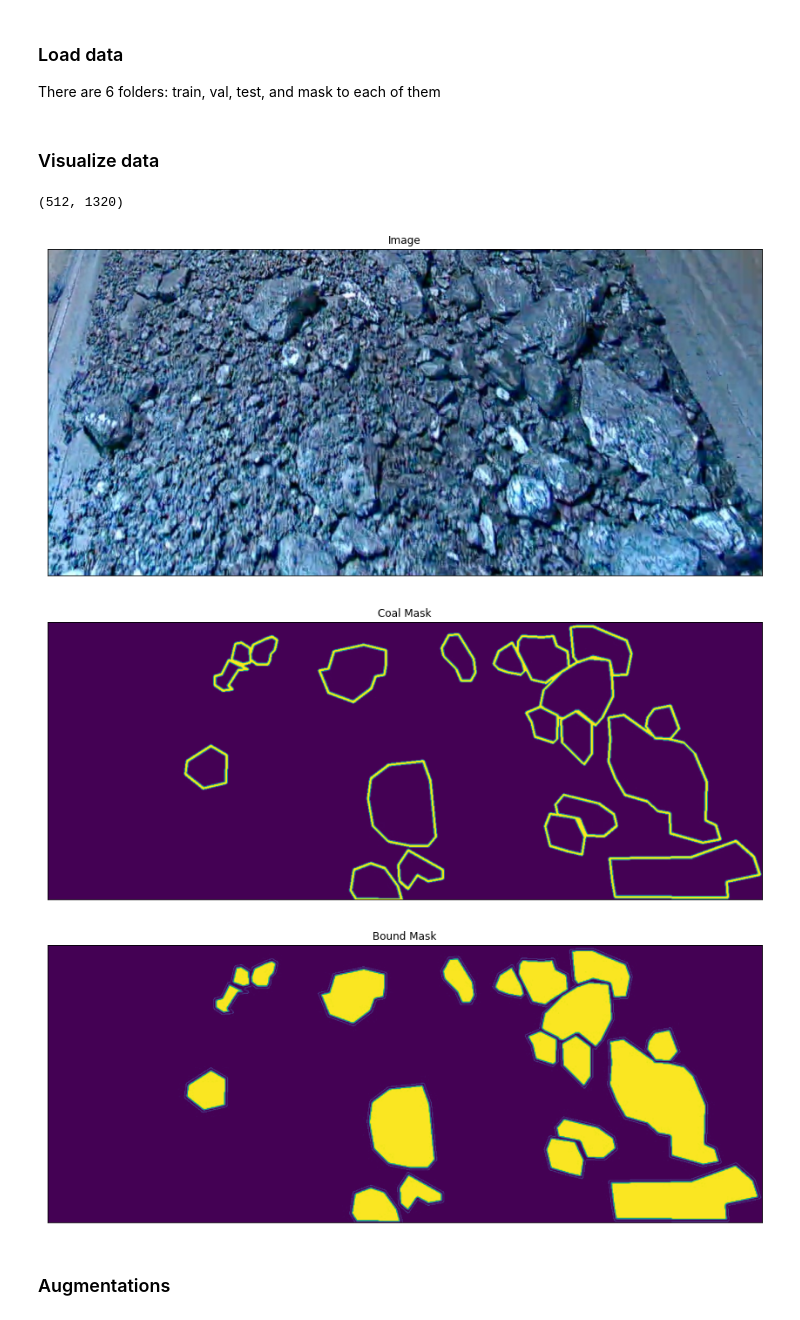
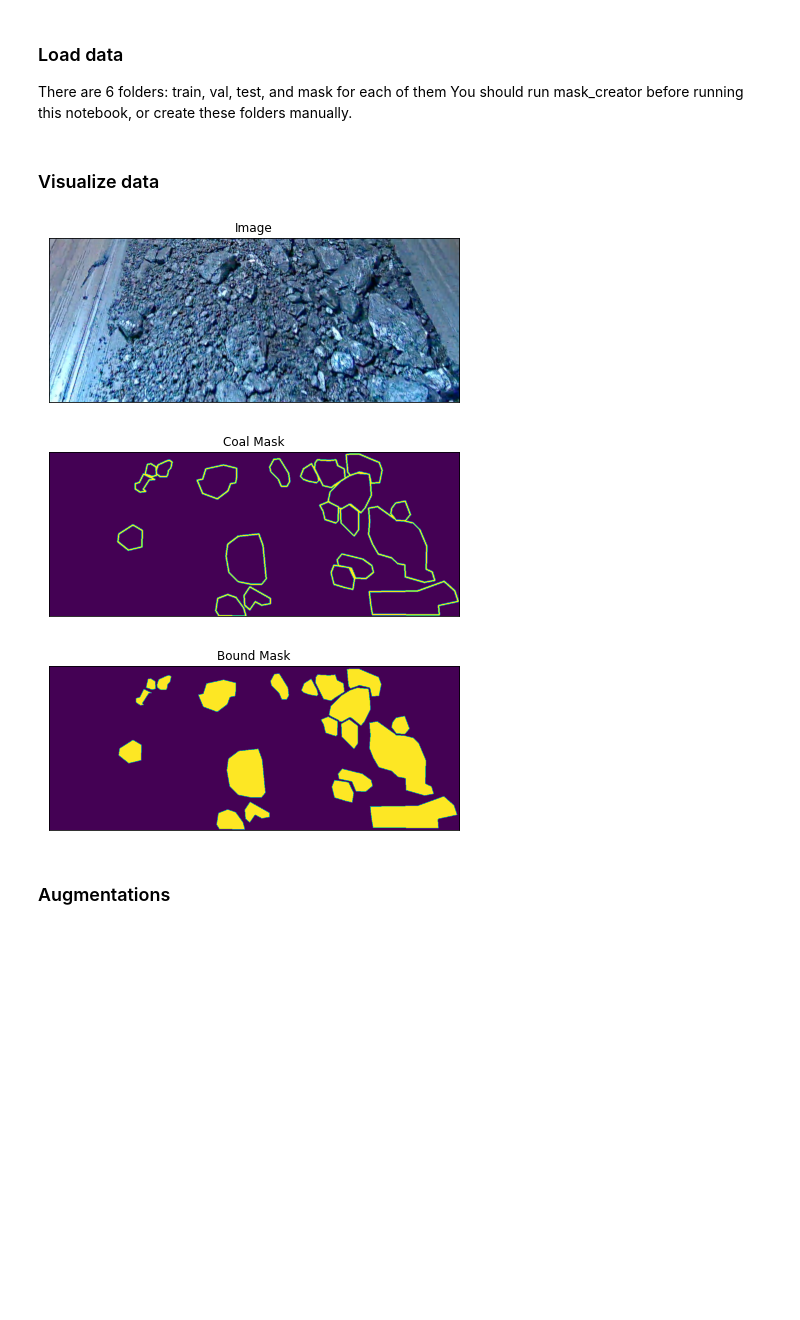
Before and after one commit to comptech-winter-school/coal-composition-control, a Jupyter notebook: src/semantic_segmentation/segmentation.ipynb, the cells around one changed output. Cells and saved outputs as stored; diff of their text form; code cells hidden in the pictures; blank space fills up the shorter version.

```diff
--- a/src/semantic_segmentation/segmentation.ipynb
+++ b/src/semantic_segmentation/segmentation.ipynb
@@ -1,6 +1,7 @@
 # %% [markdown]
 ### Load data
-There are 6 folders: train, val, test, and mask to each of them
+There are 6 folders: train, val, test, and mask for each of them
+You should run mask_creator before running this notebook, or create these folders manually.
 # %%
 import numpy as np
 import cv2
@@ -12,10 +13,7 @@ import albumentations as albu
 import torch
 import segmentation_models_pytorch as smp
 from segmentation_models_pytorch import utils
-from tqdm.notebook import tqdm
-from collections import defaultdict
-from copy_paste import CopyPaste
-
+import time
 import copy
 import random
 
@@ -34,8 +32,7 @@ def visualize(**images):
     n = len(images)
     for i, (name, image) in enumerate(images.items()):
 
-        plt.figure(figsize=(50, 50))
-
+        plt.figure(figsize=(25, 25))
         plt.subplot(1, n, i + 1)
         plt.xticks([])
         plt.yticks([])
@@ -43,44 +40,33 @@ def visualize(**images):
         plt.imshow(image)
     plt.show()
 # %%
-# Redefine dataset class
-class Dataset(BaseDataset):
+class DatasetImg(BaseDataset):
     CLASSES = ['coal','bound']
 
     def __init__(
             self,
-            images_dir, #filenames
-            masks_dir, #dataframe
+            images_dir,
+            masks_dir,
             classes=None,
             augmentation=None,
             preprocessing=None,
     ):
         self.ids = os.listdir(images_dir)
         self.images_fps = [os.path.join(images_dir, image_id) for image_id in self.ids]
-        self.masks_fps = [os.path.join(masks_dir, image_id) for image_id in self.ids]
+        self.masks_fps = [os.path.join(masks_dir, image_id[:-3]+"png") for image_id in self.ids]
         self.class_values = [self.CLASSES.index(cls.lower()) for cls in classes]
         self.augmentation = augmentation
         self.preprocessing = preprocessing
 
     def __getitem__(self, i):
-        # read data
         image = cv2.imread(self.images_fps[i])
         image = cv2.cvtColor(image, cv2.COLOR_BGR2RGB)
-        mask = cv2.imread(self.masks_fps[i])[:,:,1:3] / 255.0
-        # mask = cv2.imread(self.masks_fps[i])[:,:,1:3] / 255.0
-        # x y 1 + concatcat
-        # mask2 =msak1-2
-        #print(mask.shape)
-        # extract certain classes from mask (e.g. coal)
-        #masks = [(mask == v) for v in self.class_values]
-        #mask = np.stack(masks, axis=-1).astype('float')
+        mask = cv2.imread(self.masks_fps[i])[:, :, 1:3] / 255.0
 
-        # apply augmentations
         if self.augmentation:
             sample = self.augmentation(image=image, mask=mask)
             image, mask = sample['image'], sample['mask']
 
-        # apply preprocessing
         if self.preprocessing:
             sample = self.preprocessing(image=image, mask=mask)
             image, mask = sample['image'], sample['mask']
@@ -92,20 +78,18 @@ class Dataset(BaseDataset):
 # %% [markdown]
 ### Visualize data
 # %%
-dataset = Dataset(x_train_dir, y_train_dir, classes=['coal','bound'])
+dataset = DatasetImg(x_train_dir, y_train_dir, classes=['coal','bound'])
 
-image, mask = dataset[0] # get some sample
-print(mask[..., 0].squeeze().shape)
+image, mask = dataset[0]
 visualize(
     image=image,
     coal_mask=mask[..., 0].squeeze(),
     bound_mask=mask[..., 1].squeeze(),
 )
 # %% [output]
-(512, 1320)
-[figure, old version]
+[figure, new version]
-[figure, old version]
+[figure, new version]
-[figure, old version]
+[figure, new version]
 # %% [markdown]
 ### Augmentations
 # %%
```
Also changed, not shown: parts of 18 cells of this notebook, 2 other files.
